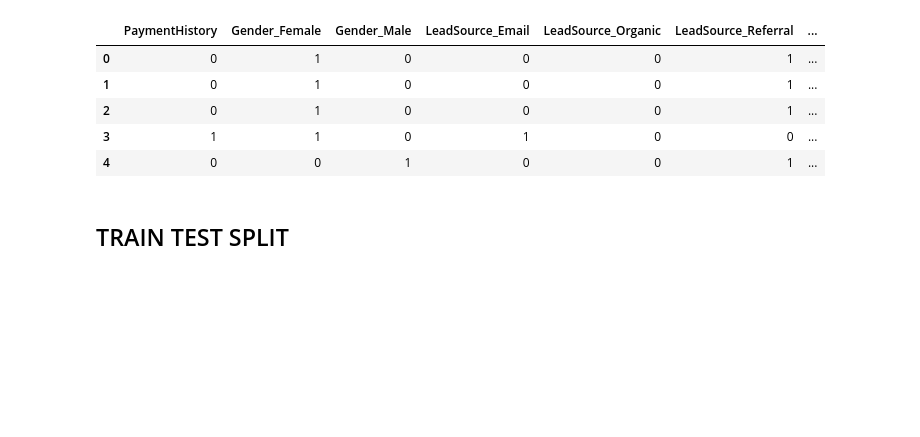
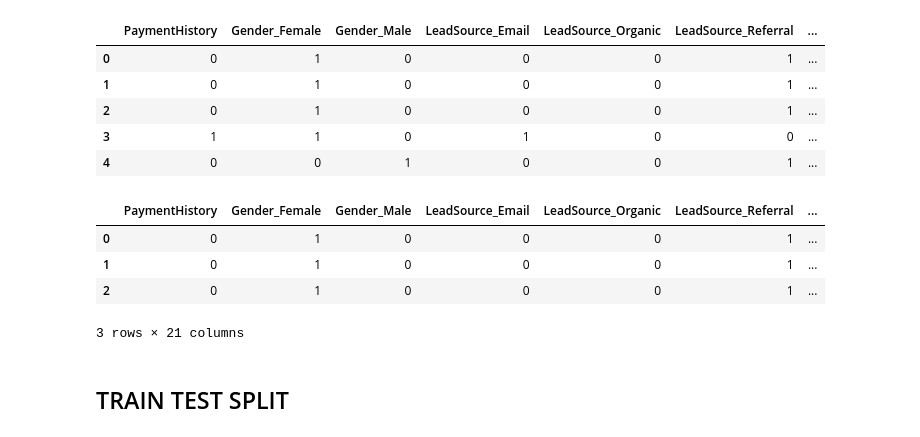
Before and after one commit to HaniehRJP/Final-Project, a Jupyter notebook: final project (logistics + scaling + downsampling and smote).ipynb, the cells around one changed output. Cells and saved outputs as stored; diff of their text form; code cells hidden in the pictures; blank space fills up the shorter version.

Commit message:
tables

```diff
--- a/final project (logistics + scaling + downsampling and smote).ipynb
+++ b/final project (logistics + scaling + downsampling and smote).ipynb
@@ -175,6 +177,13 @@ categoricals.head()
 | 4 | 0 | 0 | 1 | 0 | 0 | 1 | ... |
 # %%
 df = pd.concat([categoricals, numericals], axis=1)
+df.head(3)
+# %% [output]
+|  | PaymentHistory | Gender_Female | Gender_Male | LeadSource_Email | LeadSource_Organic | LeadSource_Referral | ... |
+| 0 | 0 | 1 | 0 | 0 | 0 | 1 | ... |
+| 1 | 0 | 1 | 0 | 0 | 0 | 1 | ... |
+| 2 | 0 | 1 | 0 | 0 | 0 | 1 | ... |
+3 rows × 21 columns
 # %% [markdown]
 ## TRAIN TEST SPLIT
 # %%
```
Also changed, not shown: parts of 64 cells of this notebook, 3 other files.
